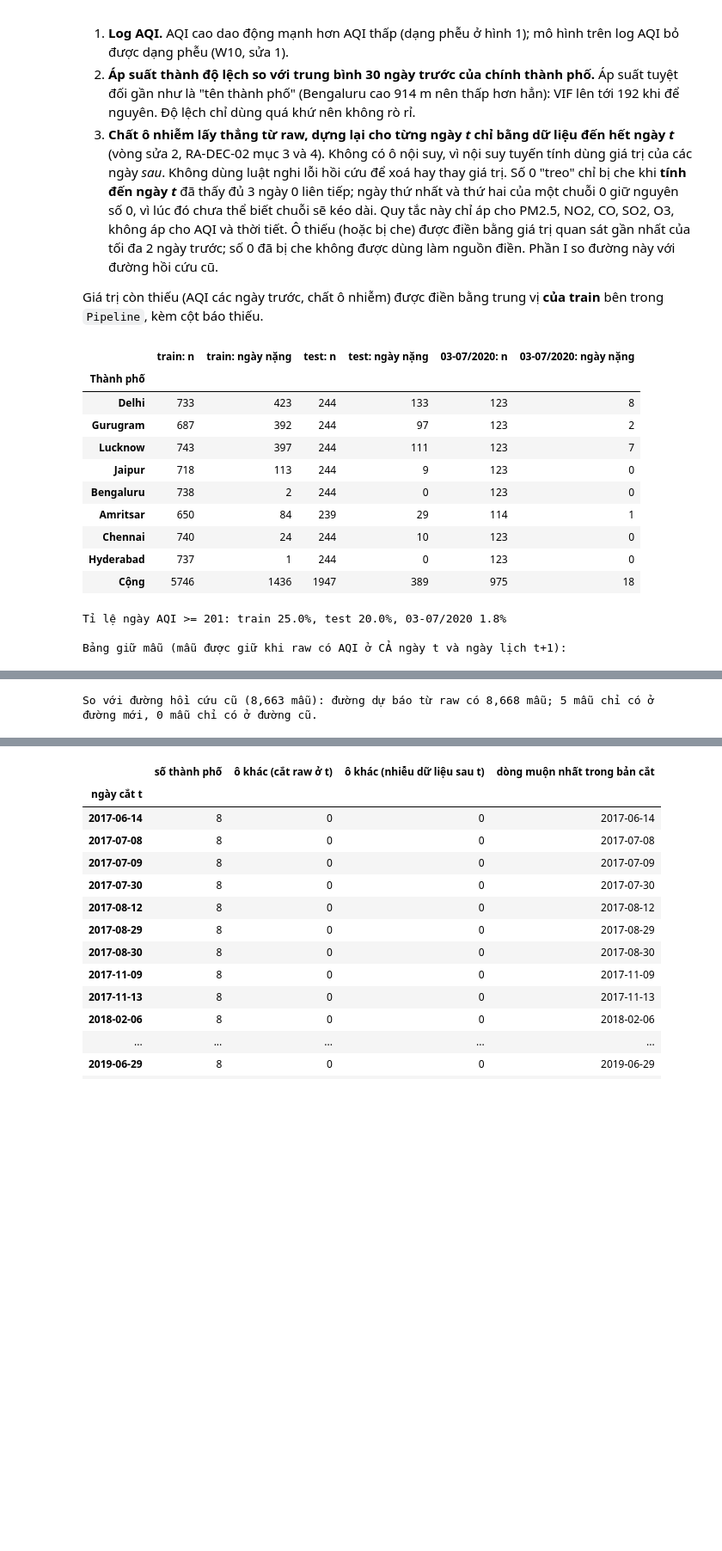
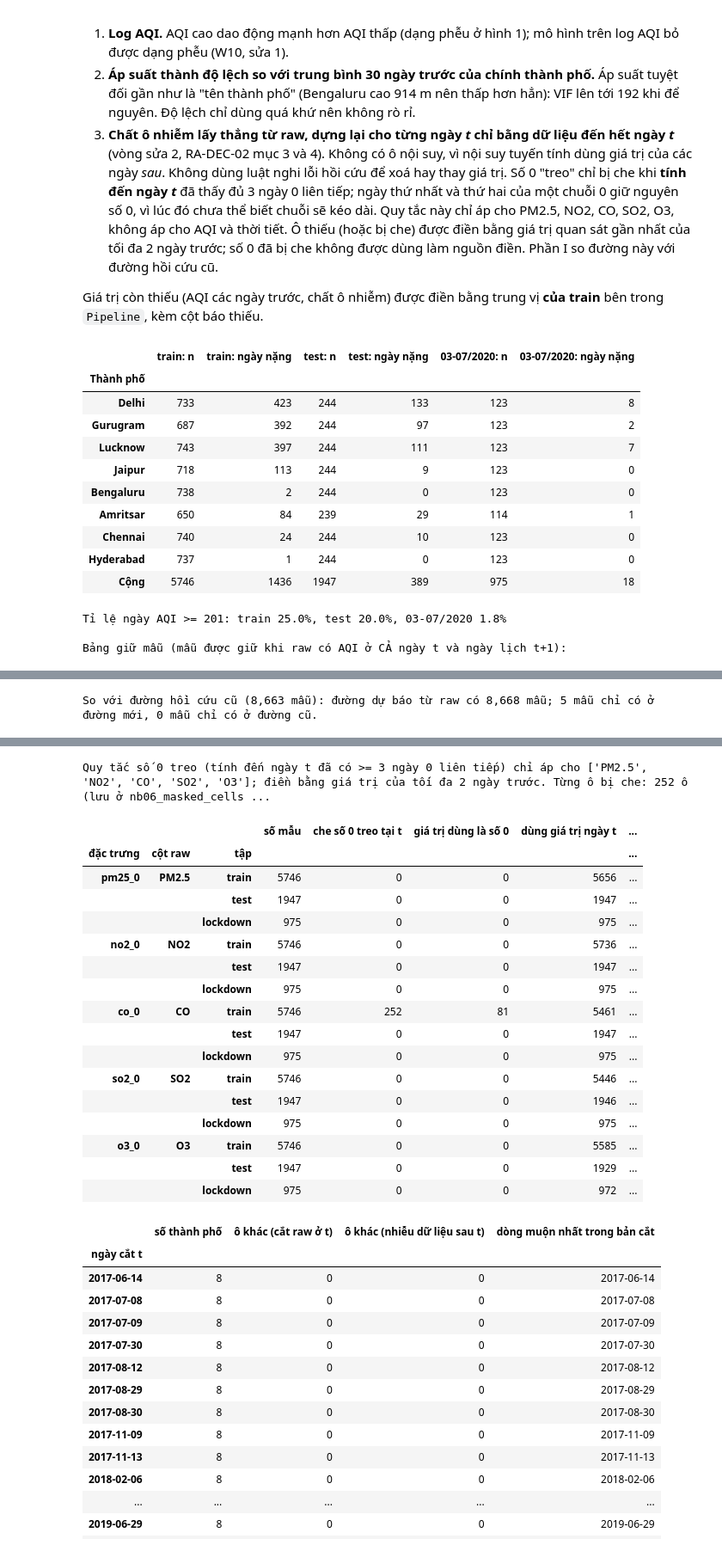
Before and after one commit to HTung0511/Air_Project_Test, a Jupyter notebook: Air-Project-main/notebooks/06_predict_aqi.ipynb, the cells around one changed output, grey strips where cells are left out. Shown at 86% size. Drawn from its saved outputs; the diff is of its cells as text; code cells hidden in the pictures; blank space fills up the shorter version.

```diff
--- a/Air-Project-main/notebooks/06_predict_aqi.ipynb
+++ b/Air-Project-main/notebooks/06_predict_aqi.ipynb
@@ -152,6 +152,16 @@ n_new, n_lost = int((cdiff.cohort == "chỉ có ở đường dự báo (raw)").
 print(f"\nSo với đường hồi cứu cũ ({len(ds_old):,} mẫu): đường dự báo từ raw có {len(ds):,} mẫu; {n_new} mẫu chỉ có ở đường mới, {n_lost} mẫu chỉ có ở đường cũ.")
 display(cdiff)
 
+# Mọi lần CHE và ĐIỀN thực tế trên 5 đặc trưng chất ô nhiễm (RA-DEC-02 mục 3 và 4: ghi rõ mọi masking thực tế và danh sách cột).
+mask_tab, mcells = fu.masking_summary(ds), fu.masked_cells(ds, raw)
+print(f"\nQuy tắc số 0 treo (tính đến ngày t đã có >= {fu.FLATLINE_MIN_RUN} ngày 0 liên tiếp) chỉ áp cho {fu.FLATLINE_COLS}; "
+      f"điền bằng giá trị của tối đa {fu.FFILL_LIMIT} ngày trước. Từng ô bị che: {len(mcells)} ô (lưu ở nb06_masked_cells.csv).")
+display(mask_tab)
+assert (mask_tab[fu.SOURCE_COLS].sum(axis=1) == mask_tab["số mẫu"]).all()                      # mỗi mẫu có đúng một nguồn giá trị
+assert len(mcells) == int(mask_tab["che số 0 treo tại t"].sum())
+assert (mcells.gia_tri_raw == 0).all() and (mcells.chuoi_0_den_t >= fu.FLATLINE_MIN_RUN).all()   # chỉ che số 0 đã treo đủ dài TÍNH ĐẾN t
+assert (mcells.nguon_dien == -1).all()        # số 0 đã che không làm nguồn điền: 2 ngày trước một ô bị che cũng thuộc chuỗi 0 đó
+
 # Con số của snapshot hiện có (chỉ phụ thuộc file raw; phần viết bên dưới nhắc tới chúng). Đúng snapshot thì phải khớp.
 _ = chk.expect((len(tr), len(te), len(lk)) == (5746, 1947, 975), f"số mẫu train/test/03-07/2020 = {(len(tr), len(te), len(lk))}, snapshot (5746, 1947, 975)", needs=["raw"])
 _ = chk.expect((int(tr.y_poor.sum()), int(te.y_poor.sum()), int(lk.y_poor.sum())) == (1436, 389, 18),
@@ -160,33 +170,51 @@ _ = chk.expect((n_new, n_lost) == (5, 0) and (cdiff.split == "train").all(),
                f"mẫu chỉ có ở đường mới / chỉ có ở đường cũ = {(n_new, n_lost)}, snapshot (5, 0), đều thuộc train",
                needs=["raw", "bảng sạch hồi cứu (chỉ để đối chiếu)"])
 # %% [output]
 |  | train: n | train: ngày nặng | test: n | test: ngày nặng | 03-07/2020: n | 03-07/2020: ngày nặng |
 | Thành phố |  |  |  |  |  |  |
 | Delhi | 733 | 423 | 244 | 133 | 123 | 8 |
 | Gurugram | 687 | 392 | 244 | 97 | 123 | 2 |
 | Lucknow | 743 | 397 | 244 | 111 | 123 | 7 |
 | Jaipur | 718 | 113 | 244 | 9 | 123 | 0 |
 | Bengaluru | 738 | 2 | 244 | 0 | 123 | 0 |
 | Amritsar | 650 | 84 | 239 | 29 | 114 | 1 |
 | Chennai | 740 | 24 | 244 | 10 | 123 | 0 |
 | Hyderabad | 737 | 1 | 244 | 0 | 123 | 0 |
 | Cộng | 5746 | 1436 | 1947 | 389 | 975 | 18 |
 Tỉ lệ ngày AQI >= 201: train 25.0%, test 20.0%, 03-07/2020 1.8%
 
 Bảng giữ mẫu (mẫu được giữ khi raw có AQI ở CẢ ngày t và ngày lịch t+1):
 |  | cặp (thành phố, ngày t) trong khoảng | thiếu AQI(t) | có AQI(t), thiếu AQI(t+1) | giữ (có cả hai) | ngày nặng trong số giữ |
 | split |  |  |  |  |  |
 | train | 5968 | 164 | 58 | 5746 | 1436 |
 | test | 1952 | 3 | 2 | 1947 | 389 |
 | lockdown | 984 | 7 | 2 | 975 | 18 |
 | Cộng | 8904 | 174 | 62 | 8668 | 1843 |
 So với đường hồi cứu cũ (8,663 mẫu): đường dự báo từ raw có 8,668 mẫu; 5 mẫu chỉ có ở đường mới, 0 mẫu chỉ có ở đường cũ.
 |  | cohort | City | Date | Date_target | split | AQI_raw(t) | AQI_raw(t+1) | AQI_sach(t) | AQI_sach(t+1) | ... |
 | 0 | chỉ có ở đường dự báo (raw) | Bengaluru | 2017-07-08 | 2017-07-09 | train | 108.0 | 112.0 | NaN | 112.0 | ... |
 | 1 | chỉ có ở đường dự báo (raw) | Gurugram | 2017-07-08 | 2017-07-09 | train | 372.0 | 529.0 | 372.0 | NaN | ... |
 | 2 | chỉ có ở đường dự báo (raw) | Gurugram | 2017-07-29 | 2017-07-30 | train | 248.0 | 482.0 | 248.0 | NaN | ... |
 | 3 | chỉ có ở đường dự báo (raw) | Jaipur | 2018-02-05 | 2018-02-06 | train | 153.0 | 305.0 | 153.0 | NaN | ... |
 | 4 | chỉ có ở đường dự báo (raw) | Jaipur | 2018-02-06 | 2018-02-07 | train | 305.0 | 291.0 | NaN | 291.0 | ... |
+Quy tắc số 0 treo (tính đến ngày t đã có >= 3 ngày 0 liên tiếp) chỉ áp cho ['PM2.5', 'NO2', 'CO', 'SO2', 'O3']; điền bằng giá trị của tối đa 2 ngày trước. Từng ô bị che: 252 ô (lưu ở nb06_masked_cells ...
+|  |  |  | số mẫu | che số 0 treo tại t | giá trị dùng là số 0 | dùng giá trị ngày t | ... |
+| đặc trưng | cột raw | tập |  |  |  |  | ... |
+| pm25_0 | PM2.5 | train | 5746 | 0 | 0 | 5656 | ... |
+|  |  | test | 1947 | 0 | 0 | 1947 | ... |
+|  |  | lockdown | 975 | 0 | 0 | 975 | ... |
+| no2_0 | NO2 | train | 5746 | 0 | 0 | 5736 | ... |
+|  |  | test | 1947 | 0 | 0 | 1947 | ... |
+|  |  | lockdown | 975 | 0 | 0 | 975 | ... |
+| co_0 | CO | train | 5746 | 252 | 81 | 5461 | ... |
+|  |  | test | 1947 | 0 | 0 | 1947 | ... |
+|  |  | lockdown | 975 | 0 | 0 | 975 | ... |
+| so2_0 | SO2 | train | 5746 | 0 | 0 | 5446 | ... |
+|  |  | test | 1947 | 0 | 0 | 1946 | ... |
+|  |  | lockdown | 975 | 0 | 0 | 975 | ... |
+| o3_0 | O3 | train | 5746 | 0 | 0 | 5585 | ... |
+|  |  | test | 1947 | 0 | 0 | 1929 | ... |
+|  |  | lockdown | 975 | 0 | 0 | 972 | ... |
 # %%
 # 1. thứ tự thời gian: ngày được dự đoán của train < test < phong toả, không giao nhau
 assert tr.Date_target.max() < te.Date_target.min() and te.Date_target.max() < lk.Date_target.min()
```
Also changed, not shown: parts of 3 cells of this notebook, 4 other files.
